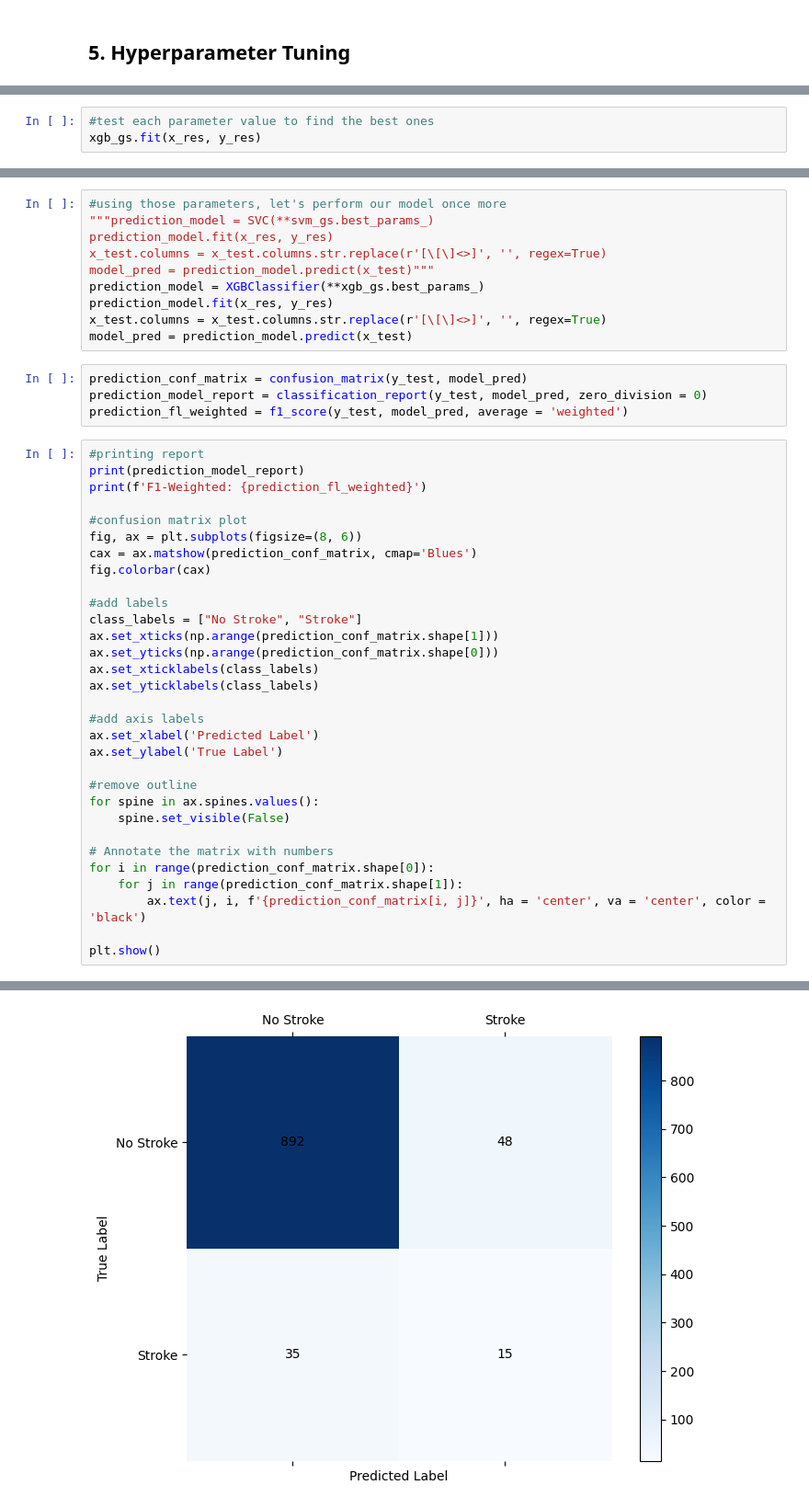
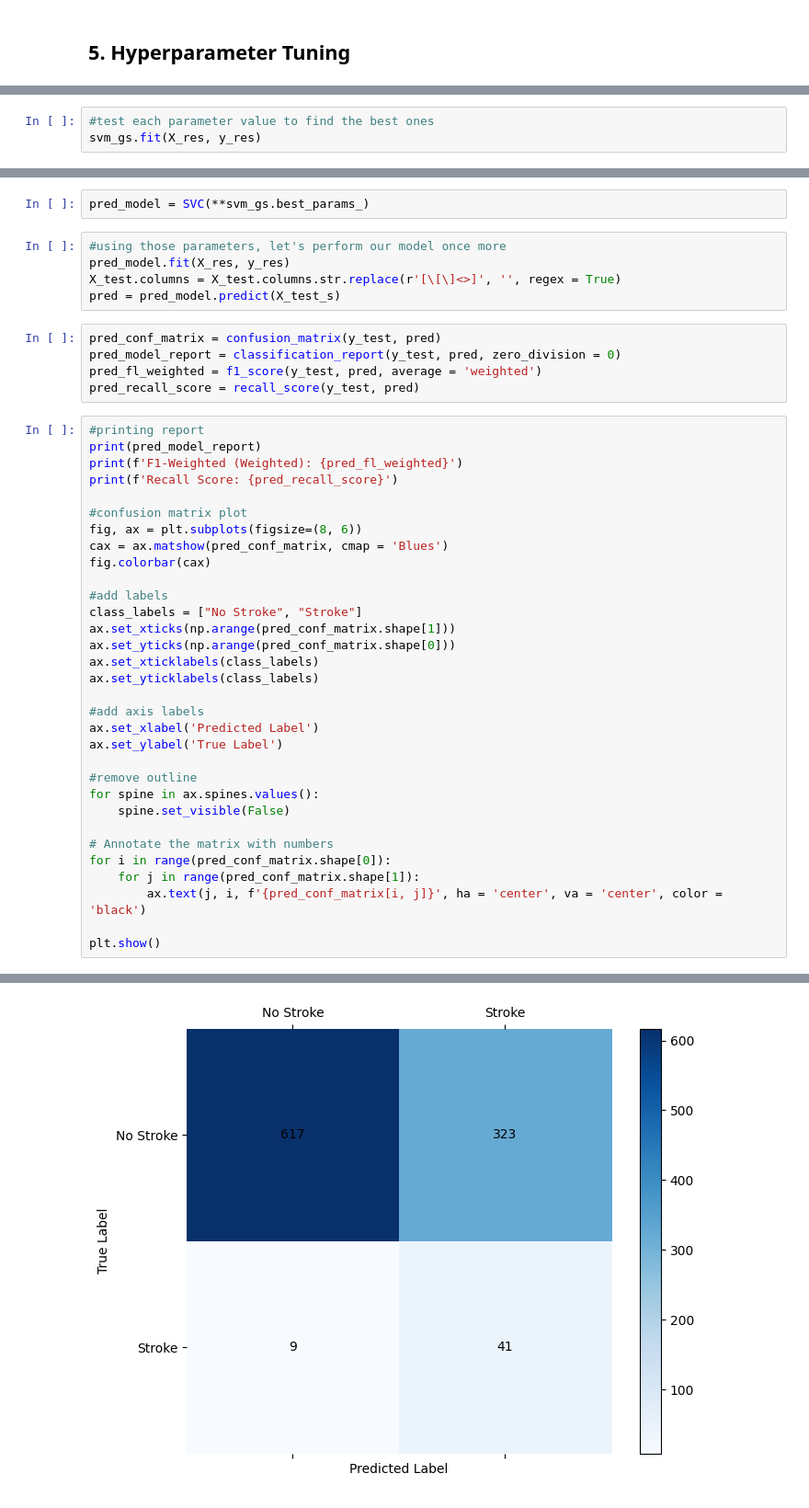
Before and after one commit to Yuuklo/stroke-prediction, a Jupyter notebook: notebooks/02_modeling.ipynb, the cells around one changed output, grey strips where cells are left out. Shown at 92% size. Drawn from its saved outputs; the diff is of its cells as text.

```diff
--- a/notebooks/02_modeling.ipynb
+++ b/notebooks/02_modeling.ipynb
@@ -251,4 +238,4 @@ xgb_gs = RandomizedSearchCV(xgb_tune, xgb_param_grid, cv = 5, scoring = "f1_weig
 # %%
 #test each parameter value to find the best ones
-xgb_gs.fit(x_res, y_res)
+svm_gs.fit(X_res, y_res)
 # %% [output]
@@ -279,31 +255,30 @@ Best F1 Score (Weighted): 0.9524890056001285
+# %%
+pred_model = SVC(**svm_gs.best_params_)
 # %%
 #using those parameters, let's perform our model once more
-"""prediction_model = SVC(**svm_gs.best_params_)
-prediction_model.fit(x_res, y_res)
-x_test.columns = x_test.columns.str.replace(r'[\[\]<>]', '', regex=True)
-model_pred = prediction_model.predict(x_test)"""
-prediction_model = XGBClassifier(**xgb_gs.best_params_)
-prediction_model.fit(x_res, y_res)
-x_test.columns = x_test.columns.str.replace(r'[\[\]<>]', '', regex=True)
-model_pred = prediction_model.predict(x_test)
+pred_model.fit(X_res, y_res)
+X_test.columns = X_test.columns.str.replace(r'[\[\]<>]', '', regex = True)
+pred = pred_model.predict(X_test_s)
 # %%
-prediction_conf_matrix = confusion_matrix(y_test, model_pred)
-prediction_model_report = classification_report(y_test, model_pred, zero_division = 0)
-prediction_fl_weighted = f1_score(y_test, model_pred, average = 'weighted')
+pred_conf_matrix = confusion_matrix(y_test, pred)
+pred_model_report = classification_report(y_test, pred, zero_division = 0)
+pred_fl_weighted = f1_score(y_test, pred, average = 'weighted')
+pred_recall_score = recall_score(y_test, pred)
 # %%
 #printing report
-print(prediction_model_report)
-print(f'F1-Weighted: {prediction_fl_weighted}')
+print(pred_model_report)
+print(f'F1-Weighted (Weighted): {pred_fl_weighted}')
+print(f'Recall Score: {pred_recall_score}')
 
 #confusion matrix plot
 fig, ax = plt.subplots(figsize=(8, 6))
-cax = ax.matshow(prediction_conf_matrix, cmap='Blues')
+cax = ax.matshow(pred_conf_matrix, cmap = 'Blues')
 fig.colorbar(cax)
 
 #add labels
 class_labels = ["No Stroke", "Stroke"]
-ax.set_xticks(np.arange(prediction_conf_matrix.shape[1]))
-ax.set_yticks(np.arange(prediction_conf_matrix.shape[0]))
+ax.set_xticks(np.arange(pred_conf_matrix.shape[1]))
+ax.set_yticks(np.arange(pred_conf_matrix.shape[0]))
 ax.set_xticklabels(class_labels)
 ax.set_yticklabels(class_labels)
 
@@ -316,9 +291,9 @@ for spine in ax.spines.values():
     spine.set_visible(False)
 
 # Annotate the matrix with numbers
-for i in range(prediction_conf_matrix.shape[0]):
-    for j in range(prediction_conf_matrix.shape[1]):
-        ax.text(j, i, f'{prediction_conf_matrix[i, j]}', ha = 'center', va = 'center', color = 'black')
+for i in range(pred_conf_matrix.shape[0]):
+    for j in range(pred_conf_matrix.shape[1]):
+        ax.text(j, i, f'{pred_conf_matrix[i, j]}', ha = 'center', va = 'center', color = 'black')
 
 plt.show()
 # %% [output]
@@ -335 +311 @@ F1-Weighted: 0.9206922929567274
-[figure, old version]
+[figure, new version]
```
Also changed, not shown: parts of 17 cells of this notebook, 1 other file.
